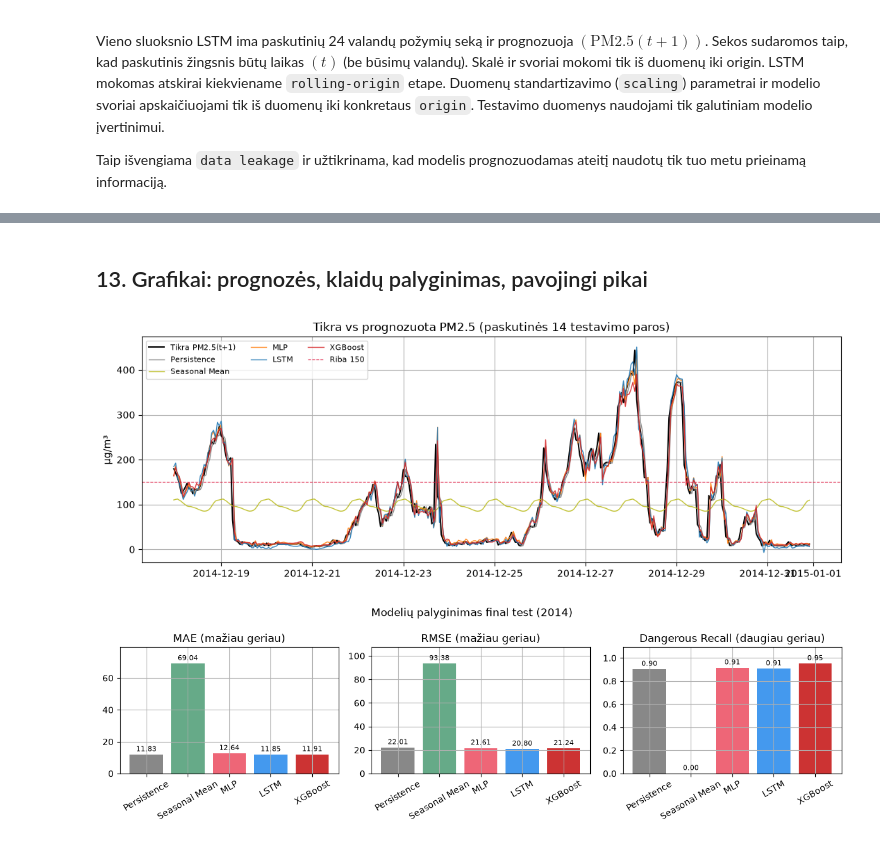
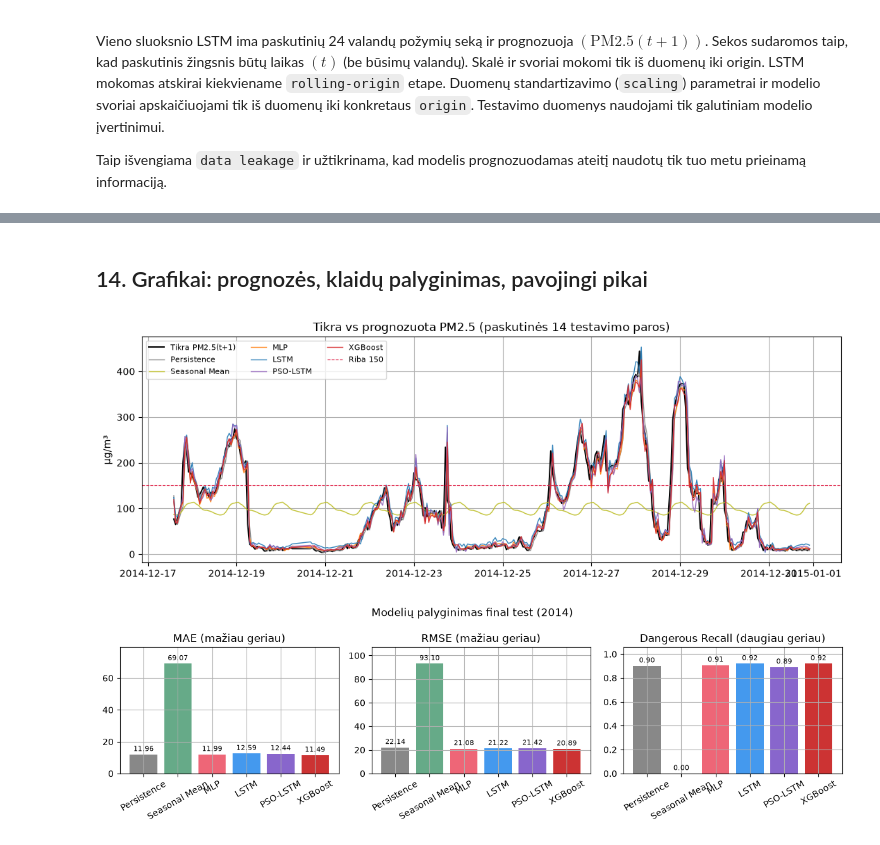
Before and after one commit to Lauraven/PM2.5-concentration-forecasting, a Jupyter notebook: PM25_prognozavimas.ipynb, the cells around one changed output, grey strips where cells are left out. Drawn from its saved outputs; the diff is of its cells as text; code cells hidden in the pictures.

```diff
--- a/PM25_prognozavimas.ipynb
+++ b/PM25_prognozavimas.ipynb
@@ -360,6 +441,7 @@ def rolling_xgb_predict() -> np.ndarray:
         fold = window_slice(test_df, origin, end)
         if len(hist) == 0 or len(fold) == 0:
             continue
+
         model = XGBRegressor(
             objective="reg:squarederror",
             random_state=RANDOM_SEED,
@@ -367,10 +449,21 @@ def rolling_xgb_predict() -> np.ndarray:
             tree_method="hist",
             **best_xgb_params,
         )
-        w = make_sample_weight(hist["target"])
-        model.fit(hist[FEATURE_COLS], hist["target"], sample_weight=w)
-        preds[test_df.index.get_indexer(fold.index)] = model.predict(fold[FEATURE_COLS])
-        print("XGBoost origin", origin.date(), "train_n=", len(hist), "pred_n=", len(fold))
+        w = make_sample_weight(hist["target"], best_danger_weight)
+        model.fit(
+            hist[XGB_FEATURE_COLS],
+            hist["target"],
+            sample_weight=w,
+        )
+        preds[test_df.index.get_indexer(fold.index)] = model.predict(
+            fold[XGB_FEATURE_COLS]
+        )
+        print(
+            "XGBoost origin", origin.date(),
+            "train_n=", len(hist),
+            "pred_n=", len(fold),
+            "danger_weight=", best_danger_weight,
+        )
     return preds
 
 
@@ -618,5 +918,5 @@ LSTM origin 2014-10-01 hist_n= 41016 pred_n= 2207
 # %%
-order = ["Persistence", "Seasonal Mean", "MLP", "LSTM", "XGBoost"]
+order = ["Persistence", "Seasonal Mean", "MLP", "LSTM", "PSO-LSTM", "XGBoost"]
 rows = [metrics_row(name, y_test, pred_store[name]) for name in order]
 results_table = pd.DataFrame(rows).set_index("method")
 display_cols = ["MAE", "RMSE", "Dangerous_Recall", "TP", "FN", "n_danger", "n"]
@@ -641,10 +942,10 @@ from matplotlib.pyplot import hist
 
 
 ABLATION = {
-    "full": FEATURE_COLS,
-    "no_meteo": [c for c in FEATURE_COLS if c not in METEO],
-    "no_lags": [c for c in FEATURE_COLS if c not in LAG_FEATS],
-    "no_time": [c for c in FEATURE_COLS if c not in TIME_FEATS],
+    "full": XGB_FEATURE_COLS,
+    "no_meteo": [c for c in XGB_FEATURE_COLS if c not in METEO],
+    "no_lags": [c for c in XGB_FEATURE_COLS if c not in LAG_FEATS],
+    "no_time": [c for c in XGB_FEATURE_COLS if c not in TIME_FEATS],
 }
 
 
@@ -660,7 +961,7 @@ def rolling_xgb_on_cols(cols: list[str]) -> np.ndarray:
             tree_method="hist",
             **best_xgb_params,
         )
-        w = make_sample_weight(hist["target"])
+        w = make_sample_weight(hist["target"], best_danger_weight)
         model.fit(hist[cols], hist["target"], sample_weight=w)
         preds[test_df.index.get_indexer(fold.index)] = model.predict(fold[cols])
     return preds
@@ -772,5 +1117,5 @@ Papildomai paslėpta stebėjimų: 6263
 # %% [markdown]
-## 13. Grafikai: prognozės, klaidų palyginimas, pavojingi pikai
+## 14. Grafikai: prognozės, klaidų palyginimas, pavojingi pikai
 # %%
 plt.rcParams.update({"figure.figsize": (11, 4), "axes.grid": True, "font.size": 10})
 
@@ -783,38 +1128,39 @@ for name, color in [
     ("Seasonal Mean", "tab:olive"),
     ("MLP", "tab:orange"),
     ("LSTM", "tab:blue"),
+    ("PSO-LSTM", "tab:purple"),
     ("XGBoost", "tab:red"),
 ]:
     s = pd.Series(pred_store[name], index=test_df.index).loc[span]
     ax.plot(span, s, label=name, lw=1.0, alpha=0.9, color=color)
 ax.axhline(DANGER_THRESHOLD, color="crimson", ls="--", lw=0.8, label="Riba 150")
 ax.set_title("Tikra vs prognozuota PM2.5 (paskutinės 14 testavimo paros)")
 ax.set_ylabel("µg/m³")
 ax.legend(ncol=3, fontsize=8)
 fig.tight_layout()
 fig.savefig(FIG_DIR / "forecast_vs_actual_14d.png", dpi=130)
 plt.show()
 
 # 13.2 metrikų palyginimas
 fig, axes = plt.subplots(1, 3, figsize=(12, 3.6))
 tbl = results_table.loc[order]
 for ax, col, title in zip(
     axes,
     ["MAE", "RMSE", "Dangerous_Recall"],
     ["MAE (mažiau geriau)", "RMSE (mažiau geriau)", "Dangerous Recall (daugiau geriau)"],
 ):
-    bars = ax.bar(tbl.index, tbl[col].to_numpy(), color=["#888", "#6a8", "#e67", "#49e", "#c33"])
+    bars = ax.bar(tbl.index, tbl[col].to_numpy(), color=["#888", "#6a8", "#e67", "#49e", "#86c", "#c33"])
     ax.bar_label(bars, fmt="%.2f", fontsize=8, padding=2)
     ax.set_title(title)
     ax.tick_params(axis="x", rotation=30)
     ax.margins(y=0.15)
 fig.suptitle("Modelių palyginimas final test (2014)")
 fig.tight_layout()
 fig.savefig(FIG_DIR / "metrics_comparison.png", dpi=130)
 plt.show()
 # %% [output]
-[figure, old version]
+[figure, new version]
-[figure, old version]
+[figure, new version]
 # %%
 # 13.3 pavojingų pikų epizodas – didžiausias test PM2.5
 peak_ts = test_df["target"].idxmax()
```
Also changed, not shown: parts of 27 cells of this notebook, 1 other file.
